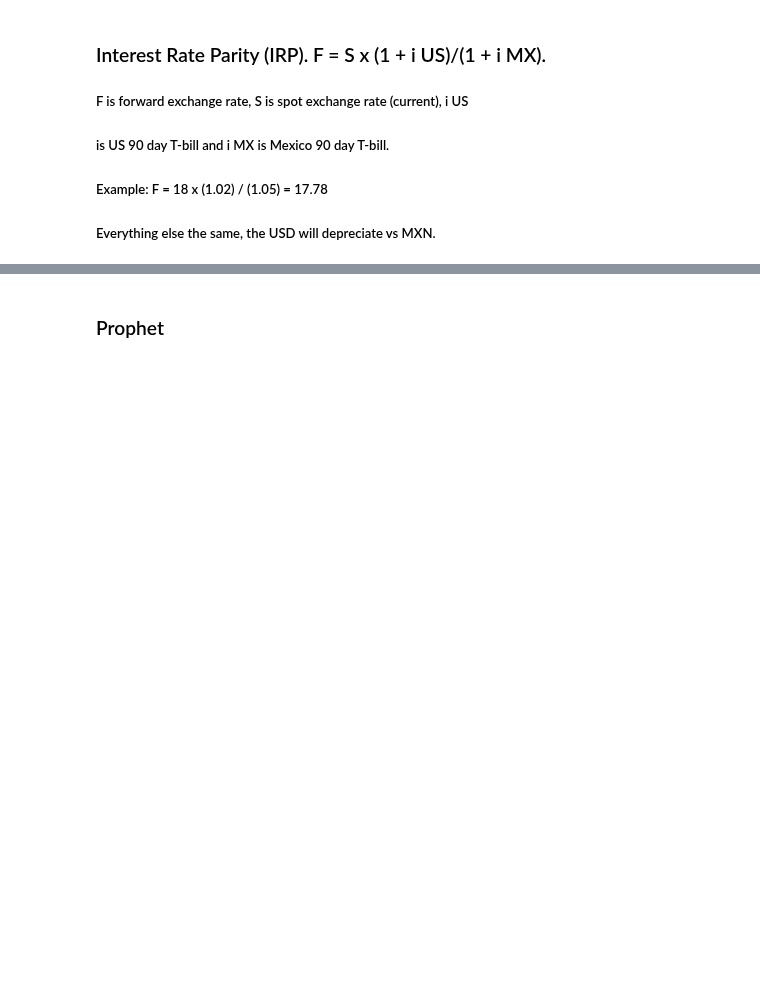
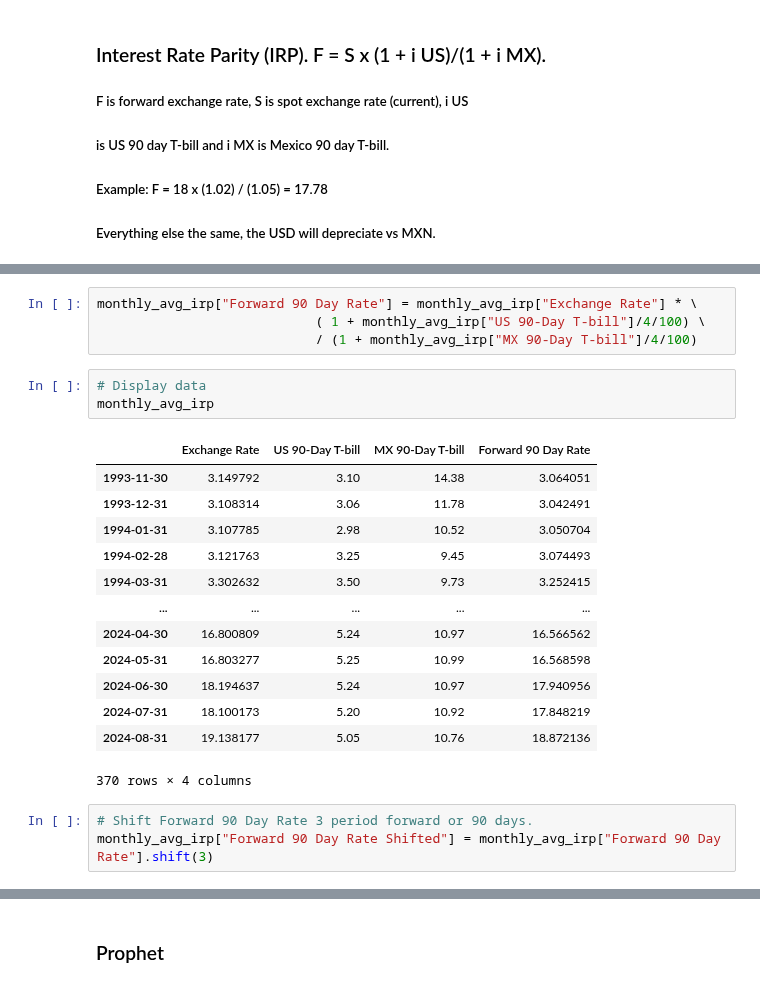
Before and after one commit to wrdhall3/fx-rate-project, a Jupyter notebook: retrieve_fx_data.ipynb, the cells around one changed output, grey strips where cells are left out. Cells and saved outputs as stored; diff of their text form; blank space fills up the shorter version.

```diff
--- a/retrieve_fx_data.ipynb
+++ b/retrieve_fx_data.ipynb
@@ -397,0 +437,24 @@ MX GDP                 0.898167 -0.508572         -0.488908         -0.653261  0
+# %%
+monthly_avg_irp["Forward 90 Day Rate"] = monthly_avg_irp["Exchange Rate"] * \
+                            ( 1 + monthly_avg_irp["US 90-Day T-bill"]/4/100) \
+                            / (1 + monthly_avg_irp["MX 90-Day T-bill"]/4/100)
+# %%
+# Display data
+monthly_avg_irp
+# %% [output]
+|  | Exchange Rate | US 90-Day T-bill | MX 90-Day T-bill | Forward 90 Day Rate |
+| 1993-11-30 | 3.149792 | 3.10 | 14.38 | 3.064051 |
+| 1993-12-31 | 3.108314 | 3.06 | 11.78 | 3.042491 |
+| 1994-01-31 | 3.107785 | 2.98 | 10.52 | 3.050704 |
+| 1994-02-28 | 3.121763 | 3.25 | 9.45 | 3.074493 |
+| 1994-03-31 | 3.302632 | 3.50 | 9.73 | 3.252415 |
+| ... | ... | ... | ... | ... |
+| 2024-04-30 | 16.800809 | 5.24 | 10.97 | 16.566562 |
+| 2024-05-31 | 16.803277 | 5.25 | 10.99 | 16.568598 |
+| 2024-06-30 | 18.194637 | 5.24 | 10.97 | 17.940956 |
+| 2024-07-31 | 18.100173 | 5.20 | 10.92 | 17.848219 |
+| 2024-08-31 | 19.138177 | 5.05 | 10.76 | 18.872136 |
+370 rows × 4 columns
+# %%
+# Shift Forward 90 Day Rate 3 period forward or 90 days.
+monthly_avg_irp["Forward 90 Day Rate Shifted"] = monthly_avg_irp["Forward 90 Day Rate"].shift(3)
```
Also changed, not shown: parts of 23 cells of this notebook.
